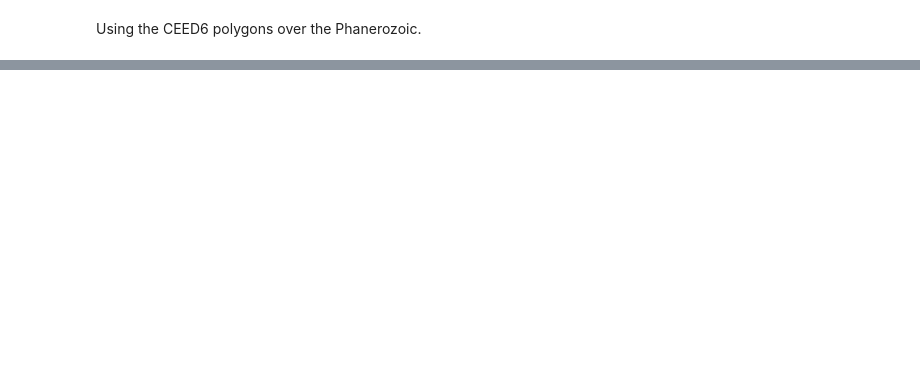
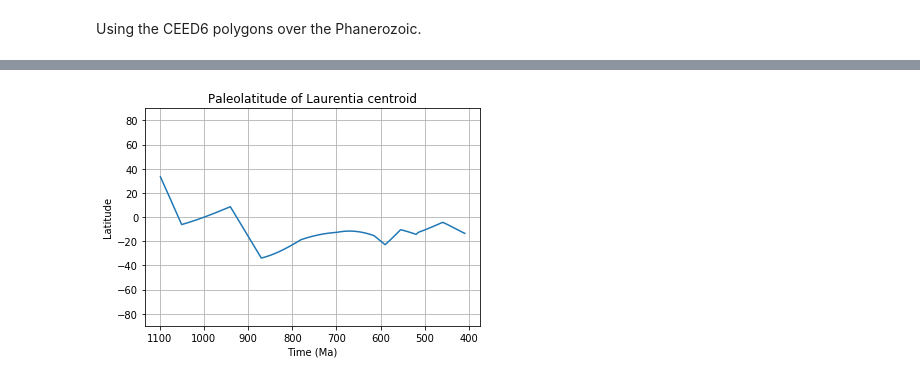
Before and after one commit to Swanson-Hysell-Group/Laurentia_Paleogeography, a Jupyter notebook: Laurentia_reconstructions_generate.ipynb, the cells around one changed output, grey strips where cells are left out. Cells and saved outputs as stored; diff of their text form; code cells hidden in the pictures; blank space fills up the shorter version.

```diff
--- a/Laurentia_reconstructions_generate.ipynb
+++ b/Laurentia_reconstructions_generate.ipynb
@@ -46,0 +167,18 @@ for reconstruction_time in range(431,531):
+# %%
+rotation_file_path = './models/Merdith2017.rot'
+
+M_2017_times, M_2017_trail = motion_path_calc(duluth_lat,duluth_lon,410,1100,rotation_file_path,1001,0)
+
+plt.plot(M_2017_times,M_2017_trail[:,0])
+plt.title('Paleolatitude of Laurentia centroid')
+plt.xlabel('Time (Ma)')
+plt.ylabel('Latitude')
+plt.ylim(-90,90)
+plt.gca().grid()
+plt.gca().invert_xaxis()
+plt.show()
+
+M_2017_centroid_plat = pd.DataFrame(data=[M_2017_times.tolist(),M_2017_trail[:,0].tolist()]).transpose()
+M_2017_centroid_plat.to_csv('./models/motion_paths/M_2017_duluth_reconstruct.csv')
+# %% [output]
+[figure, added]
```
Also changed, not shown: parts of 15 cells of this notebook, 4 other files.
